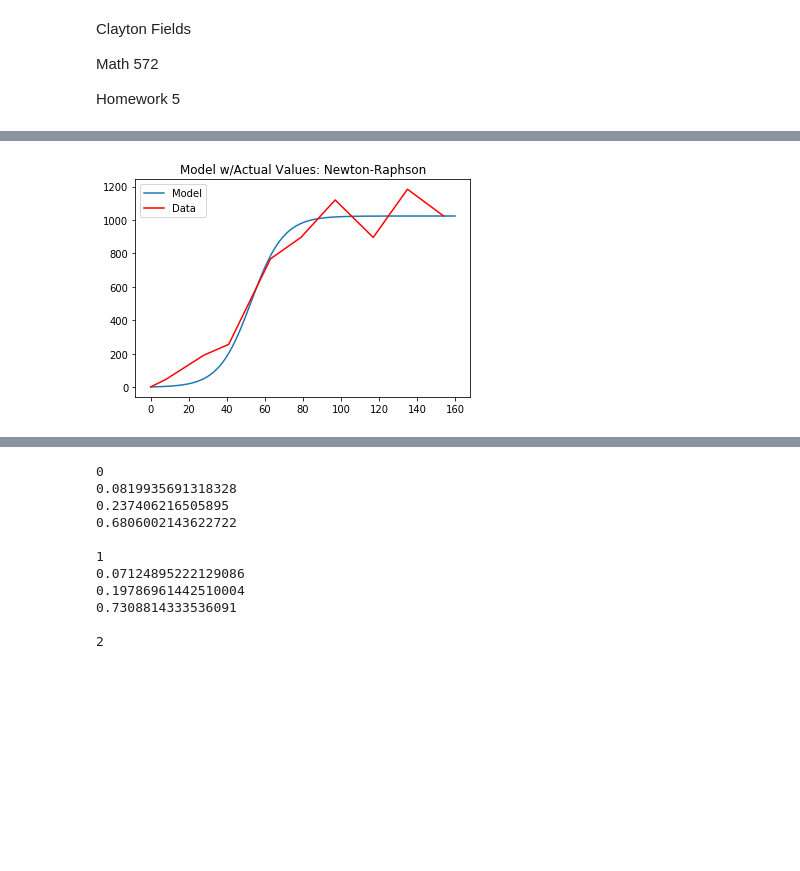
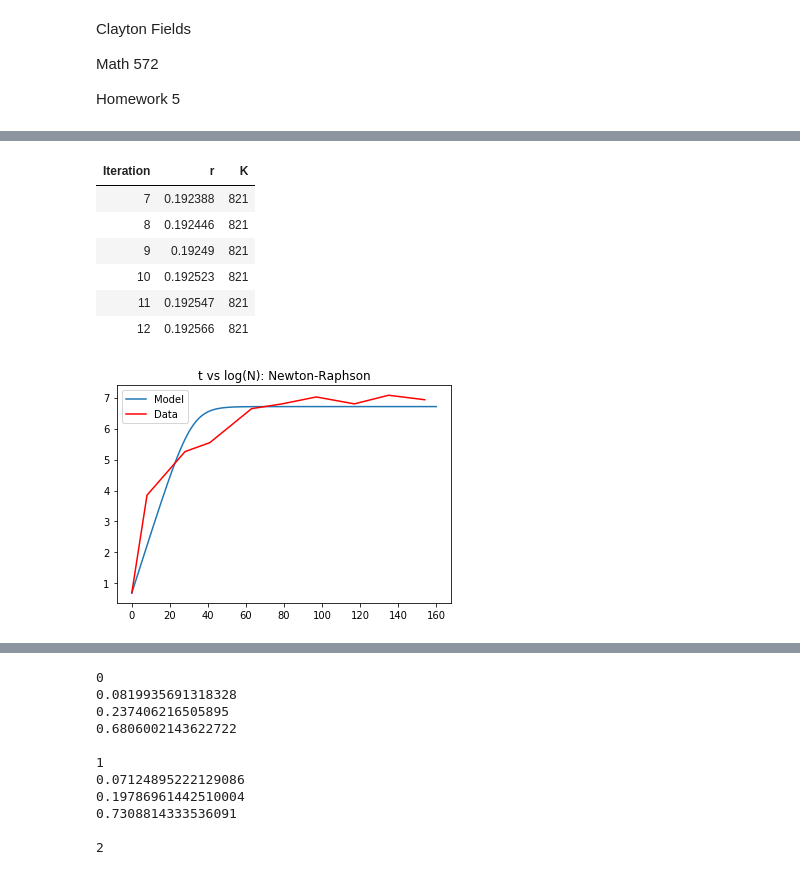
Before and after one commit to claytonfields/Math572, a Jupyter notebook: Fields_HW05.ipynb, the cells around one changed output, grey strips where cells are left out. Drawn from its saved outputs; the diff is of its cells as text; code cells hidden in the pictures; blank space fills up the shorter version.

Commit message:
added graphs and tables for first problem

```diff
--- a/Fields_HW05.ipynb
+++ b/Fields_HW05.ipynb
@@ -131,25 +164,7 @@ r: 0.118, K: 1034
 # %%
-#Implement Newton Raphson
-print()
-print('Newton-Raphson Method')
-for i in range(maxiter):
-    print("r: %.3f, K: %d" %(theta[0],np.round(theta[1])))
-#    print('grad: ', grad)
-#    print('hessian: ', H)
-    theta = theta-inv(H)@grad
-    grad = np.array([dLdr(N,N_0,theta[1],theta[0],t),dLdK(N,N_0,theta[1],theta[0],t)])
-    H = np.array([[L_rr(N,N_0,theta[1],theta[0],t),L_rk(N,N_0,theta[1],theta[0],t)],\
-                   [L_rk(N,N_0,theta[1],theta[0],t),L_kk(N,N_0,theta[1],theta[0],t)]])
-
-plt.figure()
-domain = np.linspace(0,160,300)
-plt.plot(domain,N_t(N_0,1024,.118,domain))
-plt.plot(t,N,'r-')
-plt.title('Model w/Actual Values: Newton-Raphson')
-plt.legend(('Model','Data'))
-
-
-##Part C
+"""
+Problem 1 Part C: Gauss-Newton Method
+"""
 def Logdldk(N,N0,K,r,t):
     return (N0*(exp(r*t)-1))/ (K*(K+N0*(exp(r*t)-1)))
 
@@ -180,12 +195,11 @@ def d2Qdk2(N,N0,K,r,t):
 def d2Qdrdk(N,N0,K,r,t):
     return 2*((log(N)-log(N_t(N0,K,r,t)))*Logd2drdk(N,N0,K,r,t)-Logdldr(N,N0,K,r,t)*Logdldk(N,N0,K,r,t)).sum()
 
-
 #N_0=N[0]
 K = 800
 r = .19
 theta = [r,K]
-
+ls=[[0,r,K]]
 
 A = np.hstack((Logdldr(N,N_0,K,r,t).reshape(10,1),Logdldk(N,N_0,K,r,t).reshape(10,1)))
 x = log(N)-log(N_t(N_0,K,r,t))
@@ -193,35 +207,25 @@ x = log(N)-log(N_t(N_0,K,r,t))
 maxiter = 12
 
 #Implement Gauss Newton Method
-
-print('Gauss-Newton Method')
+print('Gauss-Newton Method: Log Normal')
 for i in range(maxiter):
-    print("r: %.3f, K: %d" %(theta[0],np.round(theta[1])))
+    #print("r: %.3f, K: %d" %(theta[0],np.round(theta[1])))
     theta = theta+inv(A.T@A)@(A.T@x)
     A = np.hstack((Logdldr(N,N_0,theta[1],theta[0],t).reshape(10,1), Logdldk(N,N_0,theta[1],theta[0],t).reshape(10,1)))
     x = log(N)-log(N_t(N_0,theta[1],theta[0],t))
-
-#Implement Newton Raphson
-N0=2
-K = 800
-r = .1
-theta = [r,K]
-maxiter = 12
-
-grad = np.array([dQdr(N,N0,K,r,t),dQdk(N,N0,K,r,t)])
-H = np.array([[d2Qdr2(N,N0,K,r,t),d2Qdrdk(N,N0,K,r,t)],
-               [d2Qdrdk(N,N0,K,r,t),d2Qdk2(N,N0,K,r,t)]])
+    ls.append([i+1,theta[0],np.round(theta[1])])
 
 
+plt.figure()
+domain = np.linspace(0,160,300)
+plt.plot(domain,log(N_t(2,np.round(theta[1]),theta[0],domain)))
+plt.plot(t,log(N),'r-')
+plt.title('t vs log(N): Newton-Raphson')
+plt.legend(('Model','Data'))
 
-print()
-print('Newton-Raphson Method')
-for i in range(maxiter):
-    print("r: %.3f, K: %d" %(theta[0],np.round(theta[1])))
-#    print('grad: ', grad)
-#    print('hessian: ', H)
-    theta = theta-inv(H)@grad
-    grad = np.array([dQdr(N,N0,theta[1],theta[0],t),dQdk(N,N0,theta[1],theta[0],t)])
-    H = np.array([[d2Qdr2(N,N0,theta[1],theta[0],t),d2Qdrdk(N,N0,theta[1],theta[0],t)],
-                   [d2Qdrdk(N,N0,theta[1],theta[0],t),d2Qdk2(N,N0,theta[1],theta[0],t)]])
+
+df = pd.DataFrame(ls[7:], columns = ['Iteration','r','K'])
+df = df.style.hide_index()
+df = df.set_table_styles([dict(selector='th', props=[('text-align', 'center')])])
+df
 # %% [output]
@@ -245 +233,8 @@ r: 0.193, K: 820
+| Iteration | r | K |
+| 7 | 0.192388 | 821 |
+| 8 | 0.192446 | 821 |
+| 9 | 0.19249 | 821 |
+| 10 | 0.192523 | 821 |
+| 11 | 0.192547 | 821 |
+| 12 | 0.192566 | 821 |
-[figure, old version]
+[figure, new version]
```
Also changed, not shown: parts of 5 cells of this notebook.
